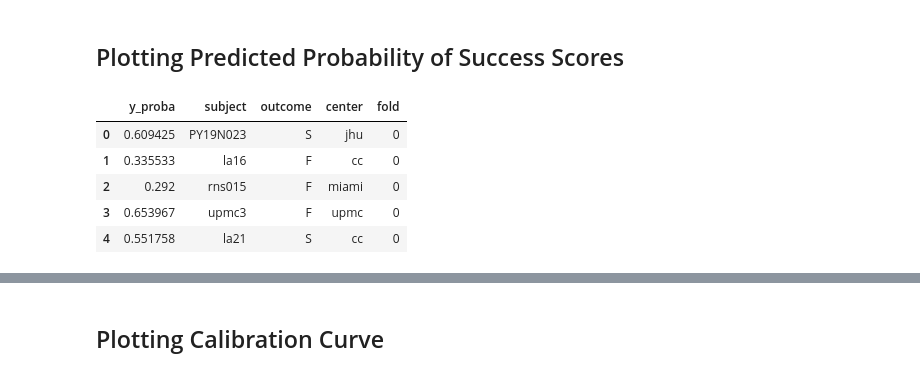
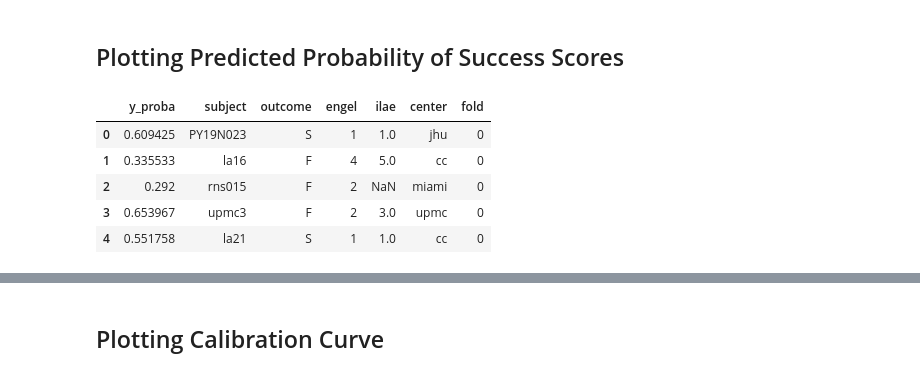
Before and after one commit to adam2392/interictal_study, a Jupyter notebook: notebooks/source_sink_validation.ipynb, the cells around one changed output, grey strips where cells are left out. Saved outputs shown, nothing was run; the diff lists cells and outputs as text; code cells hidden in the pictures.

```diff
--- a/notebooks/source_sink_validation.ipynb
+++ b/notebooks/source_sink_validation.ipynb
@@ -684,6 +1325,7 @@ for key in [
     "test_thresholds",
     "train_fraction_pos",
     "train_mean_pred_value",
+    "train_y_pred_proba",
     "train_fpr",
     "train_tpr",
     "train_fnr",
@@ -715,6 +1357,7 @@ for idx, (train_inds, test_inds) in enumerate(cv.split(X, y)):
     )
 
     # append training data
+    scores["train_y_pred_proba"].append(y_pred_prob)
     scores["train_fraction_pos"].append(fraction_of_positives)
     scores["train_mean_pred_value"].append(mean_predicted_value)
 
@@ -773,5 +1416,5 @@ print(fname)
 # %% [output]
 /Users/adam2392/OneDrive - Johns Hopkins/epilepsy_interictal/derivatives/cv10_sporf_mtry30_exp_allfeats_meandiff.pkl
 # %%
-with open(fname.with_suffix('.json'), 'w') as fp:
-    json.dump(scores, fp, cls=Nu)
+with open(fname.with_suffix(".json"), "w") as fp:
+    json.dump(scores, fp, cls=NumpyEncoder)
@@ -781,6 +1422,9 @@ TypeError: Object of type ndarray is not JSON serializable
 with open(fname, "wb") as file_name:
     pickle.dump(scores, file_name)
 #     json.dump(scores, file_name)
+# %%
+with open(fname.with_suffix(".json"), "r") as fp:
+    scores = json.load(fp)
 # %% [markdown]
 ## Make Plots of the Data
 
@@ -924,30 +1568,40 @@ subj_list = []
 outcomes = []
 centers = []
 folds = []
+engels = []
+ilaes = []
 
 for idx in range(n_splits):
     y_pred_proba = scores[f"{which_set}_y_pred_proba"][idx]
-    subjects = scores[f"{which_set}_subjects"][idx]
-    for subject in subjects:
+    cv_subjects = scores[f"{which_set}_subjects"][idx]
+    for subject in cv_subjects:
         outcome = meta_df[meta_df["patient_id"] == subject]["outcome"].values[0]
         outcomes.append(outcome)
+
+        engel = meta_df[meta_df["patient_id"] == subject]["engel_score"].values[0]
+        engels.append(engel)
+
+        ilae = meta_df[meta_df["patient_id"] == subject]["ilae_score"].values[0]
+        ilaes.append(ilae)
 
         center = meta_df[meta_df["patient_id"] == subject]["clinical_center"].values[0]
         centers.append(center)
 
     y_probas.extend(y_pred_proba)
-    subj_list.extend(subjects)
-    folds.extend([idx] * len(subjects))
+    subj_list.extend(cv_subjects)
+    folds.extend([idx] * len(cv_subjects))
 # %%
-proba_df = pd.DataFrame((y_probas, subj_list, outcomes, centers, folds)).T
-proba_df.columns = ["y_proba", "subject", "outcome", "center", "fold"]
+proba_df = pd.DataFrame(
+    (y_probas, subj_list, outcomes, engels, ilaes, centers, folds)
+).T
+proba_df.columns = ["y_proba", "subject", "outcome", "engel", "ilae", "center", "fold"]
 
 display(proba_df.head())
 # %% [output]
-|  | y_proba | subject | outcome | center | fold |
-| 0 | 0.609425 | PY19N023 | S | jhu | 0 |
-| 1 | 0.335533 | la16 | F | cc | 0 |
-| 2 | 0.292 | rns015 | F | miami | 0 |
-| 3 | 0.653967 | upmc3 | F | upmc | 0 |
-| 4 | 0.551758 | la21 | S | cc | 0 |
+|  | y_proba | subject | outcome | engel | ilae | center | fold |
+| 0 | 0.609425 | PY19N023 | S | 1 | 1.0 | jhu | 0 |
+| 1 | 0.335533 | la16 | F | 4 | 5.0 | cc | 0 |
+| 2 | 0.292 | rns015 | F | 2 | NaN | miami | 0 |
+| 3 | 0.653967 | upmc3 | F | 2 | 3.0 | upmc | 0 |
+| 4 | 0.551758 | la21 | S | 1 | 1.0 | cc | 0 |
 # %%
```
Also changed, not shown: parts of 52 cells of this notebook, 6 other files.
